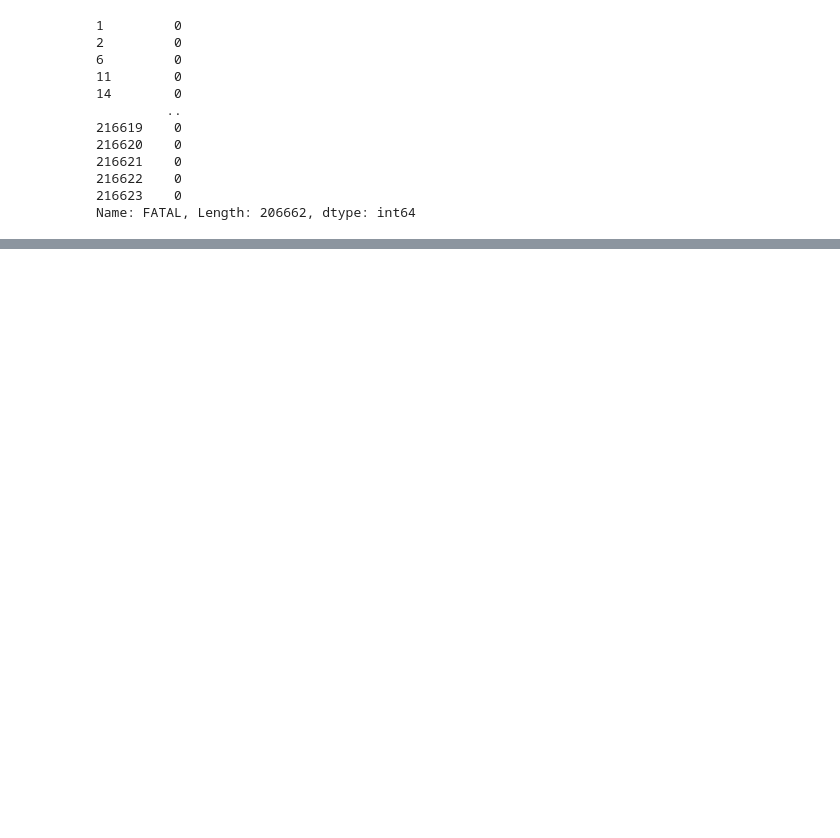
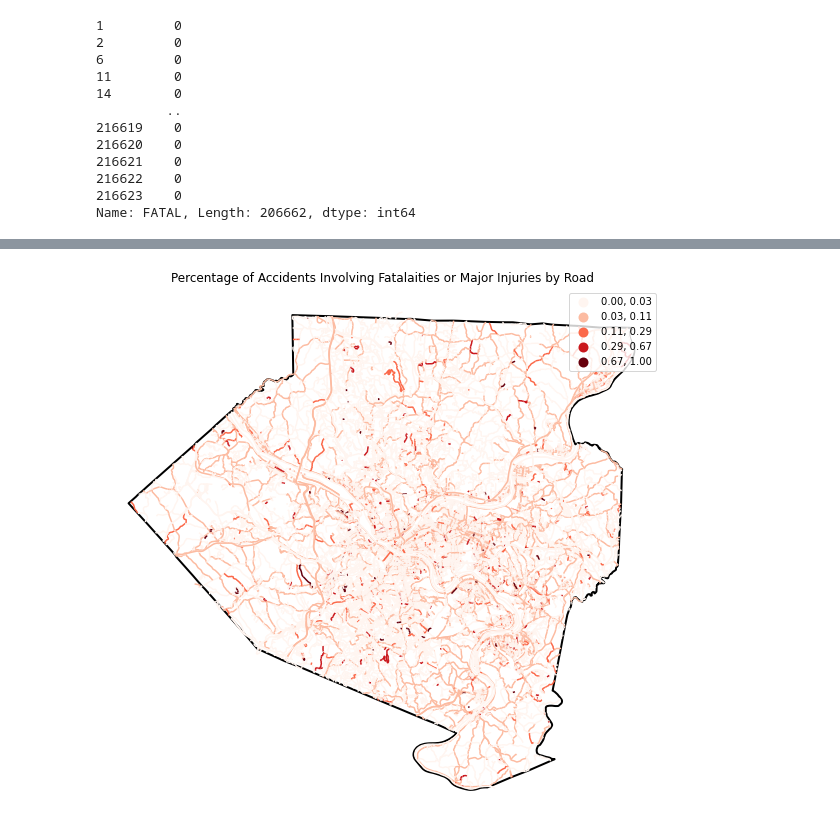
Before and after one commit to abhilashbiswas/road_accident_analysis, a Jupyter notebook: maps/geo_analysis.ipynb, the cells around one changed output, grey strips where cells are left out. Saved outputs shown, nothing was run; the diff lists cells and outputs as text; code cells hidden in the pictures; blank space fills up the shorter version.

```diff
--- a/maps/geo_analysis.ipynb
+++ b/maps/geo_analysis.ipynb
@@ -67,0 +94,9 @@ def to_geojson():
+# %%
+fig, ax = plt.subplots(figsize=(10,10))
+road_acc_counts.plot('PCT_FATAL_OR_MAJ_INJ', ax=ax, lw=1.5, scheme='naturalbreaks', cmap='Reds', legend=True)
+allegheny_county.plot(ax=ax, facecolor='None', edgecolor='black', lw=2)
+plt.axis('off')
+plt.title('Percentage of Accidents Involving Fatalaities or Major Injuries by Road')
+plt.show()
+# %% [output]
+[figure, added]
```
Also changed, not shown: parts of 9 cells of this notebook.
